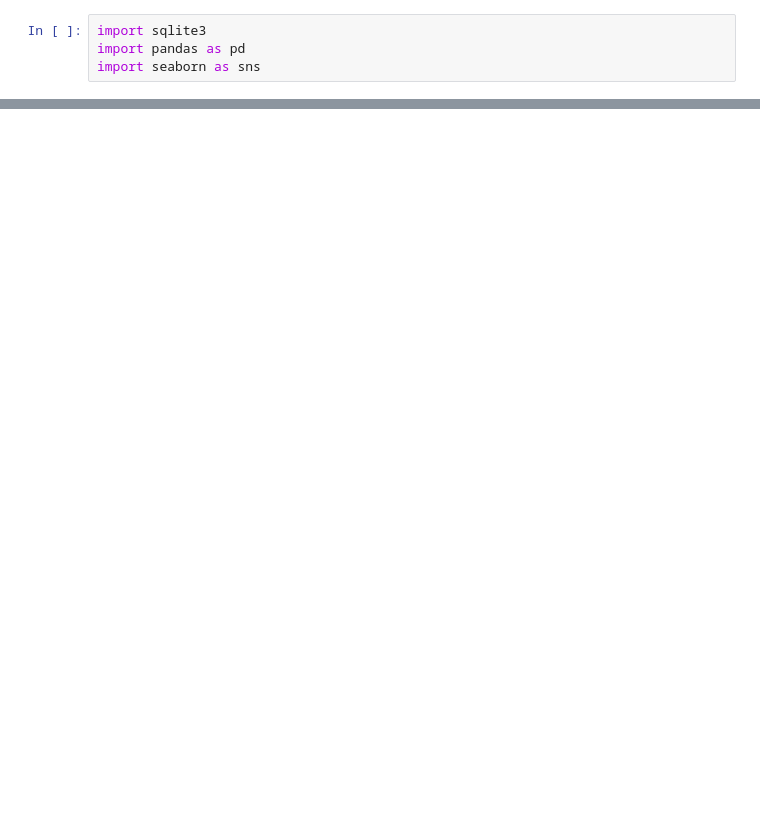
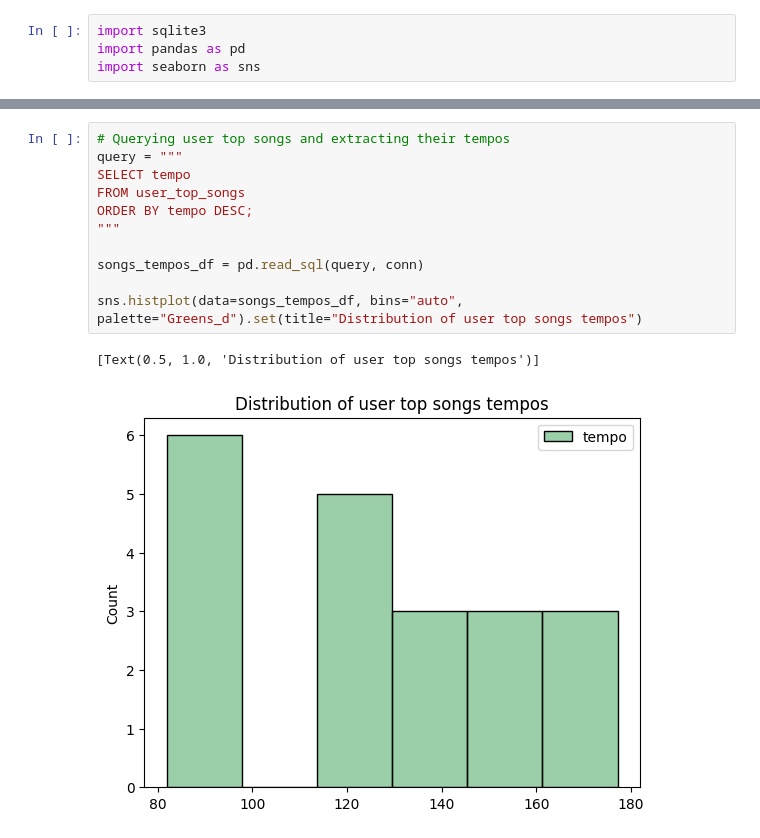
Before and after one commit to bkfan1/spotify-user-analysis, a Jupyter notebook: eda.ipynb, the cells around one changed output, grey strips where cells are left out. Cells and saved outputs as stored; diff of their text form; blank space fills up the shorter version.

```diff
--- a/eda.ipynb
+++ b/eda.ipynb
@@ -42,0 +30,14 @@ sns.barplot(data=top_songs_df, x=top_songs_df["popularity"], y=top_songs_df["nam
+# %%
+# Querying user top songs and extracting their tempos
+query = """
+SELECT tempo
+FROM user_top_songs
+ORDER BY tempo DESC;
+"""
+
+songs_tempos_df = pd.read_sql(query, conn)
+
+sns.histplot(data=songs_tempos_df, bins="auto", palette="Greens_d").set(title="Distribution of user top songs tempos")
+# %% [output]
+[Text(0.5, 1.0, 'Distribution of user top songs tempos')]
+[figure, added]
```
Also changed, not shown: parts of 4 cells of this notebook.
